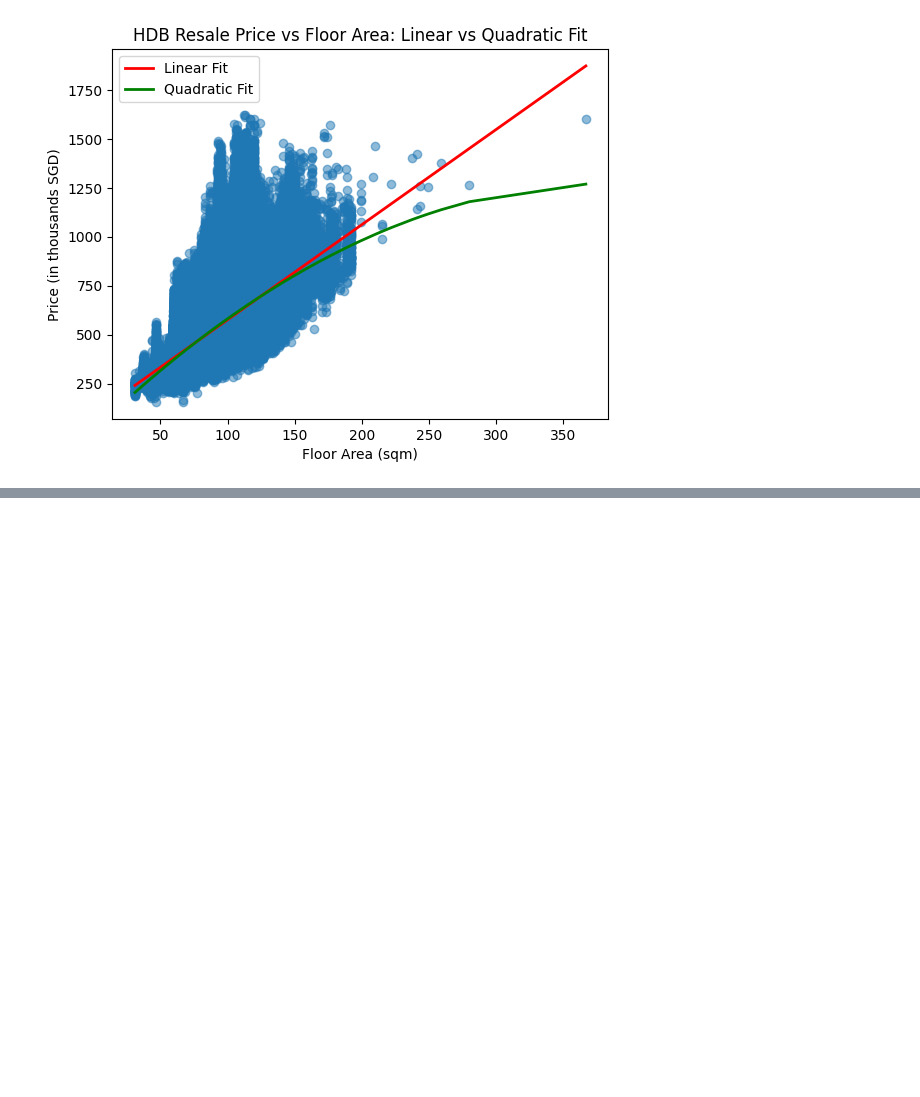
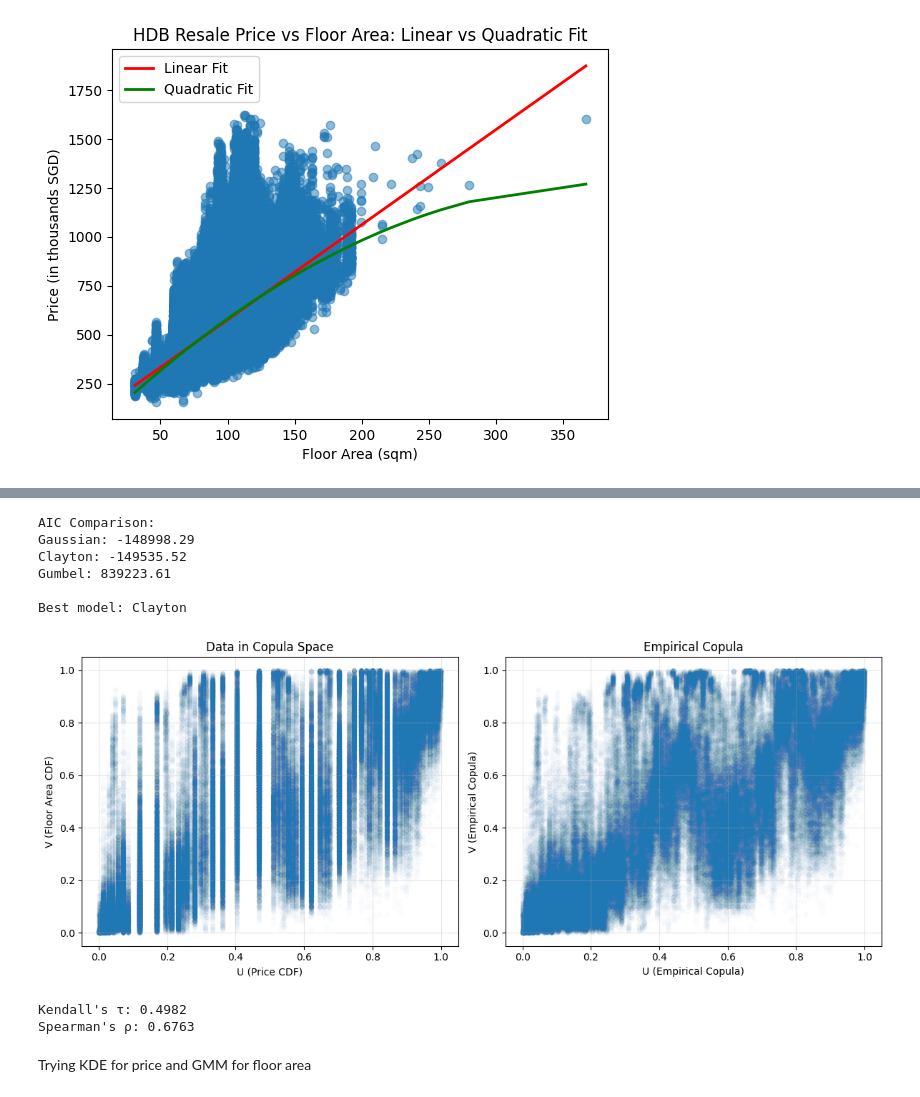
Before and after one commit to luna-ortus-cor/EC4305-Project, a Jupyter notebook: copula/marginal copy.ipynb, the cells around one changed output, grey strips where cells are left out. Drawn from its saved outputs; the diff is of its cells as text; code cells hidden in the pictures; blank space fills up the shorter version.

```diff
--- a/copula/marginal copy.ipynb
+++ b/copula/marginal copy.ipynb
@@ -777,0 +971,78 @@ R-squared for Quadratic Model: 0.3940053249235985
+# %%
+aic_gauss = 2 * 1 - 2 * (-result_gauss.fun)  # 1 parameter
+aic_clayton = 2 * 1 - 2 * (-result_clayton.fun)
+aic_gumbel = 2 * 1 - 2 * (-result_gumbel.fun)
+
+print(f"\nAIC Comparison:")
+print(f"Gaussian: {aic_gauss:.2f}")
+print(f"Clayton: {aic_clayton:.2f}")
+print(f"Gumbel: {aic_gumbel:.2f}")
+print(f"\nBest model: {['Gaussian', 'Clayton', 'Gumbel'][np.argmin([aic_gauss, aic_clayton, aic_gumbel])]}")
+# %% [output]
+AIC Comparison:
+Gaussian: -148998.29
+Clayton: -149535.52
+Gumbel: 839223.61
+
+Best model: Clayton
+# %%
+from scipy.stats import kendalltau, spearmanr
+
+def empirical_copula(u, v):
+    """
+    Compute empirical copula from uniform marginals
+
+    Returns the empirical copula evaluated at the data points
+    """
+    n = len(u)
+
+    # The empirical copula at each point (u_i, v_i) is:
+    # C_n(u_i, v_i) = (1/n) * number of observations ≤ (u_i, v_i)
+
+    ranks_u = np.argsort(np.argsort(u))
+    ranks_v = np.argsort(np.argsort(v))
+
+    # Pseudo-observations (scaled ranks)
+    U = (ranks_u + 1) / (n + 1)
+    V = (ranks_v + 1) / (n + 1)
+
+    return U, V
+
+# Your data (after transforming to [0,1] via CDFs)
+u = floor_area_cdf  # From your KDE or parametric fit
+v = prices_cdf  # From your GMM
+
+# Get empirical copula
+U_emp, V_emp = empirical_copula(u, v)
+
+# Visualise
+plt.figure(figsize=(12, 5))
+
+plt.subplot(1, 2, 1)
+plt.scatter(u, v, alpha=0.01, s=20)
+plt.xlabel('U (Price CDF)')
+plt.ylabel('V (Floor Area CDF)')
+plt.title('Data in Copula Space')
+plt.grid(True, alpha=0.3)
+
+plt.subplot(1, 2, 2)
+plt.scatter(U_emp, V_emp, alpha=0.01, s=20)
+plt.xlabel('U (Empirical Copula)')
+plt.ylabel('V (Empirical Copula)')
+plt.title('Empirical Copula')
+plt.grid(True, alpha=0.3)
+
+plt.tight_layout()
+plt.show()
+
+# Dependence measures
+tau, _ = kendalltau(u, v)
+rho, _ = spearmanr(u, v)
+print(f"Kendall's τ: {tau:.4f}")
+print(f"Spearman's ρ: {rho:.4f}")
+# %% [output]
+[figure, added]
+Kendall's τ: 0.4982
+Spearman's ρ: 0.6763
+# %% [markdown]
+Trying KDE for price and GMM for floor area
```
Also changed, not shown: parts of 32 cells of this notebook.
